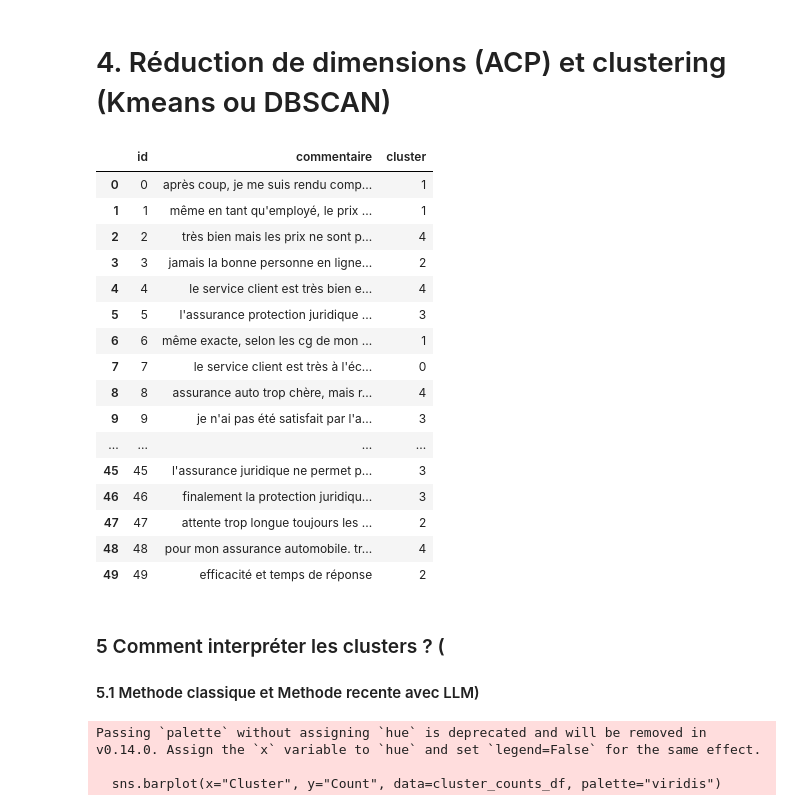
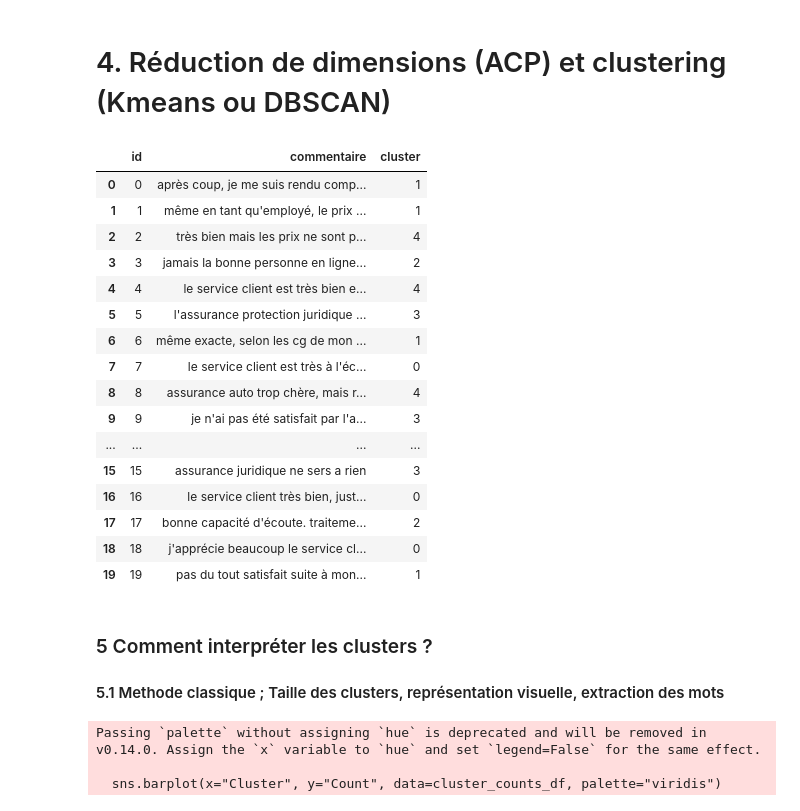
Before and after one commit to Kent-aquereburu/isup_ai, a Jupyter notebook: tuto-clustering.ipynb, the cells around one changed output. Cells and saved outputs as stored; diff of their text form; code cells hidden in the pictures.

```diff
--- a/tuto-clustering.ipynb
+++ b/tuto-clustering.ipynb
@@ -196,28 +180,28 @@ embeddings_2d, clusters, pca = perform_clustering(
 verbatims_df["cluster"] = clusters
 # %%
 
-verbatims_df
+verbatims_df.head(20)
 # %% [output]
 |  | id | commentaire | cluster |
 | 0 | 0 | après coup, je me suis rendu comp... | 1 |
 | 1 | 1 | même en tant qu'employé, le prix ... | 1 |
 | 2 | 2 | très bien mais les prix ne sont p... | 4 |
 | 3 | 3 | jamais la bonne personne en ligne... | 2 |
 | 4 | 4 | le service client est très bien e... | 4 |
 | 5 | 5 | l'assurance protection juridique ... | 3 |
 | 6 | 6 | même exacte, selon les cg de mon ... | 1 |
 | 7 | 7 | le service client est très à l'éc... | 0 |
 | 8 | 8 | assurance auto trop chère, mais r... | 4 |
 | 9 | 9 | je n'ai pas été satisfait par l'a... | 3 |
 | ... | ... | ... | ... |
-| 45 | 45 | l'assurance juridique ne permet p... | 3 |
-| 46 | 46 | finalement la protection juridiqu... | 3 |
-| 47 | 47 | attente trop longue toujours les ... | 2 |
-| 48 | 48 | pour mon assurance automobile. tr... | 4 |
-| 49 | 49 | efficacité et temps de réponse | 2 |
+| 15 | 15 | assurance juridique ne sers a rien | 3 |
+| 16 | 16 | le service client très bien, just... | 0 |
+| 17 | 17 | bonne capacité d'écoute. traiteme... | 2 |
+| 18 | 18 | j'apprécie beaucoup le service cl... | 0 |
+| 19 | 19 | pas du tout satisfait suite à mon... | 1 |
 # %% [markdown]
-### 5 Comment interpréter les clusters ? (
-#### 5.1 Methode classique et Methode recente avec LLM)
+### 5 Comment interpréter les clusters ?
+#### 5.1 Methode classique ; Taille des clusters, représentation visuelle, extraction des mots
 # %%
 
 def plot_cluster_counts(data, cluster_column="cluster"):
```
Also changed, not shown: parts of 7 cells of this notebook, 2 other files.
